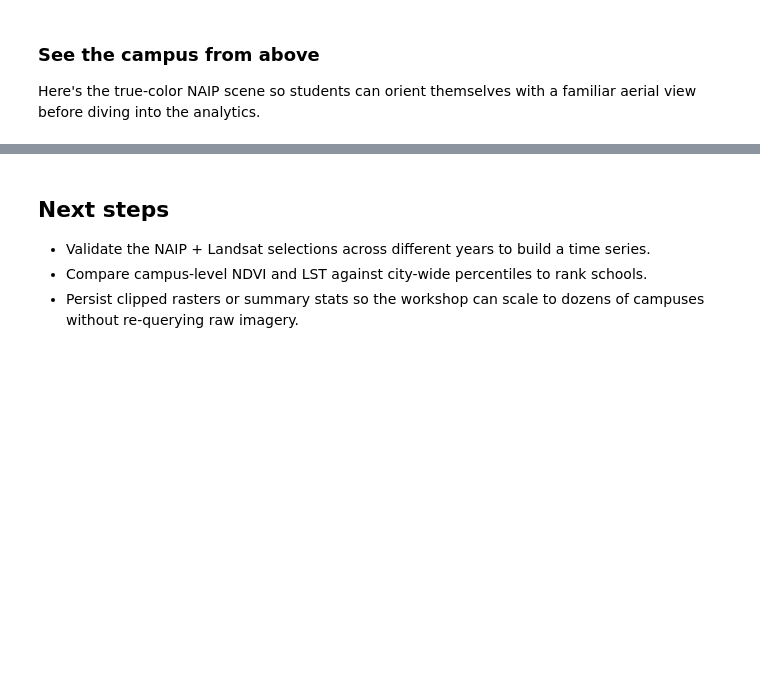
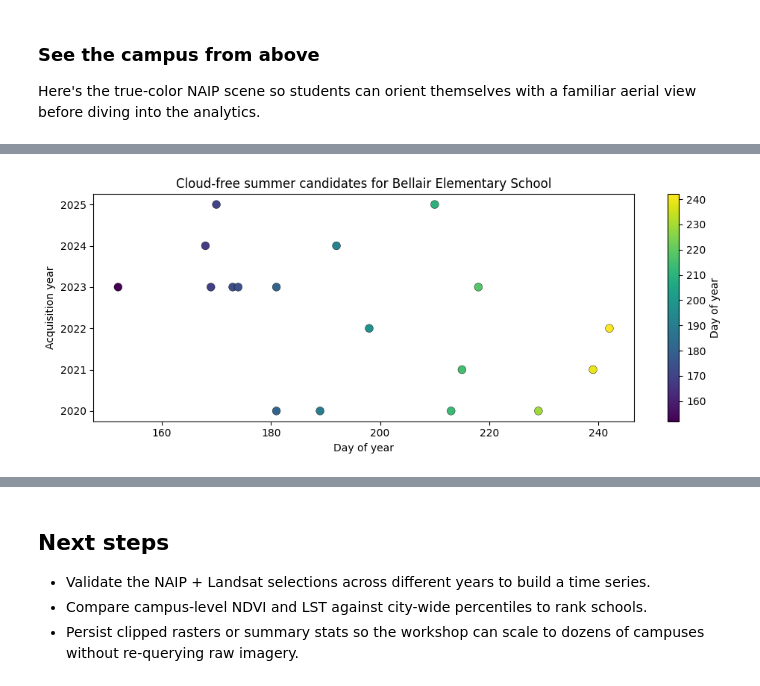
Before and after one commit to microsoft/ignite25-LAB597-make-more-informed-decisions-with-geospatial-intelligence, a Jupyter notebook: lab/school-greening.ipynb, the cells around one changed output, grey strips where cells are left out. Saved outputs shown, nothing was run; the diff lists cells and outputs as text; code cells hidden in the pictures; blank space fills up the shorter version.

Commit message:
updates to include sampling over multiple years.

```diff
--- a/lab/school-greening.ipynb
+++ b/lab/school-greening.ipynb
@@ -87,9 +105,14 @@ def expand_bounds(bounds: Tuple[float, float, float, float], buffer_degrees: flo
     xmin, ymin, xmax, ymax = bounds
     return (xmin - buffer_degrees, ymin - buffer_degrees, xmax + buffer_degrees, ymax + buffer_degrees)
 
+def open_catalog():
+    if '_pc_catalog' not in globals():
+        globals()['_pc_catalog'] = Client.open('https://planetarycomputer.microsoft.com/api/stac/v1', modifier=pc.sign_inplace)
+    return globals()['_pc_catalog']
+
 def search_planetary_computer(collection: str, bbox: Tuple[float, float, float, float], start: str, end: str, **search_kwargs):
     """Return the most recent STAC item intersecting the bbox and date range."""
-    catalog = Client.open('https://planetarycomputer.microsoft.com/api/stac/v1', modifier=pc.sign_inplace)
+    catalog = open_catalog()
     search_parameters = {
         'collections': [collection],
         'bbox': bbox,
@@ -268,0 +443,40 @@ plt.show()
+# %%
+# Visualize the distribution of candidate scene dates
+import calendar
+
+summer_candidates_df = pd.DataFrame([
+    {
+        'datetime': item.datetime,
+        'year': item.datetime.year,
+        'month': calendar.month_abbr[item.datetime.month],
+        'day_of_year': item.datetime.timetuple().tm_yday,
+        'landsat_id': item.id,
+        'satellite': item.properties.get('landsat:platform', 'unknown').upper(),
+    }
+    for item in summer_items
+])
+
+summer_candidates_df = summer_candidates_df.sort_values('datetime').reset_index(drop=True)
+range_start = summer_candidates_df['datetime'].min()
+range_end = summer_candidates_df['datetime'].max()
+summer_candidates_df['days_since_start'] = (summer_candidates_df['datetime'] - range_start).dt.days
+total_span_days = int((range_end - range_start).days)
+
+fig, ax = plt.subplots(figsize=(10, 4))
+scatter = ax.scatter(
+    summer_candidates_df['day_of_year'],
+    summer_candidates_df['year'],
+    c=summer_candidates_df['day_of_year'],
+    cmap='viridis',
+    s=60,
+    edgecolor='k',
+    linewidth=0.3
+ )
+ax.set_title(f"Cloud-free summer candidates for {pilot_school_name}")
+ax.set_xlabel('Day of year')
+ax.set_ylabel('Acquisition year')
+plt.colorbar(scatter, ax=ax, label='Day of year')
+plt.tight_layout()
+plt.show()
+# %% [output]
+[figure, added]
```
Also changed, not shown: parts of 17 cells of this notebook.
